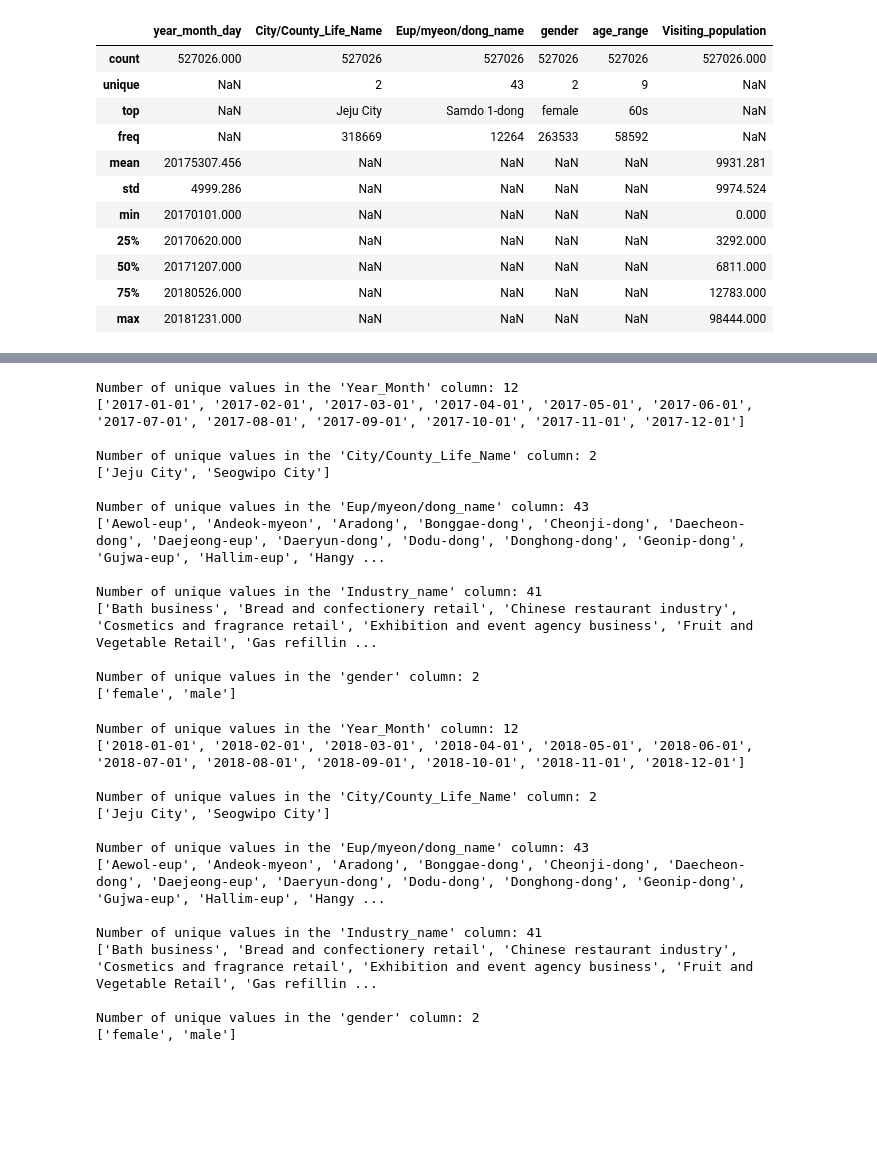
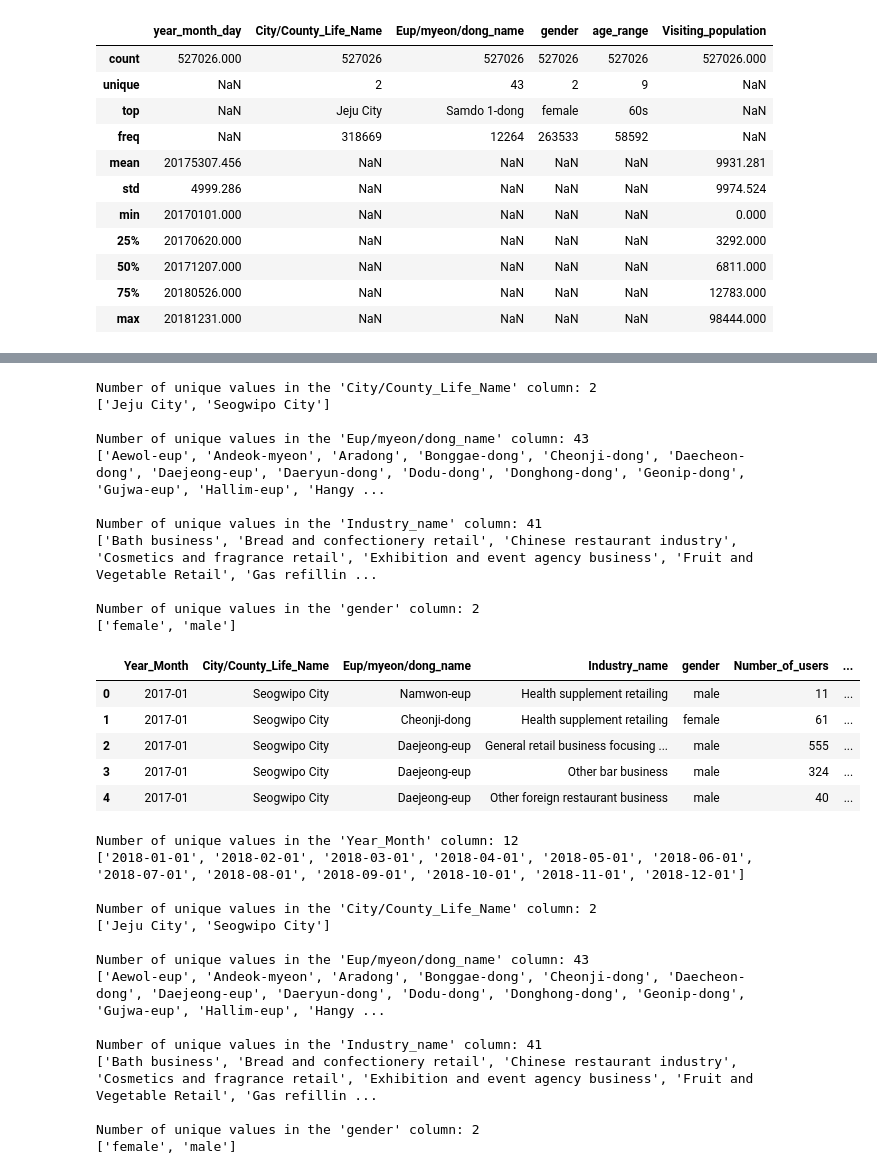
Before and after one commit to data-by-jpark/jeju-card-analysis, a Jupyter notebook: notebooks/jeju_card_analysis_part2.ipynb, the cells around one changed output, grey strips where cells are left out. Cells and saved outputs as stored; diff of their text form; code cells hidden in the pictures; blank space fills up the shorter version.

```diff
--- a/notebooks/jeju_card_analysis_part2.ipynb
+++ b/notebooks/jeju_card_analysis_part2.ipynb
@@ -148,0 +202,18 @@ jeju_pop_df.describe(include='all')
+# %%
+# Convert Spending Data (Year_Month: String 'YYYY-MM-DD' -> Datetime)
+jeju_reg_17_df['Year_Month'] = pd.to_datetime(jeju_reg_17_df['Year_Month'])
+jeju_reg_18_df['Year_Month'] = pd.to_datetime(jeju_reg_18_df['Year_Month'])
+
+# Convert Population Data (year_month_day: Integer 20170101 -> Datetime)
+jeju_pop_df['year_month_day'] = pd.to_datetime(jeju_pop_df['year_month_day'].astype(str), format='%Y%m%d')
+
+# Verify the results
+print("--- Data Types After Conversion ---")
+print(f"Spending 2017 Date Type: {jeju_reg_17_df['Year_Month'].dtype}")
+print(f"Spending 2018 Date Type: {jeju_reg_18_df['Year_Month'].dtype}")
+print(f"Population Date Type: {jeju_pop_df['year_month_day'].dtype}")
+
+# Display the first few rows to confirm the visual format
+display(jeju_reg_17_df[['Year_Month']].head(1))
+display(jeju_reg_18_df[['Year_Month']].head(1))
+display(jeju_pop_df[['year_month_day']].head(1))
@@ -155,9 +242,6 @@ def print_unique_values(df):
 
 print_unique_values(jeju_reg_17_df)
 # %% [output]
-Number of unique values in the 'Year_Month' column: 12
-['2017-01-01', '2017-02-01', '2017-03-01', '2017-04-01', '2017-05-01', '2017-06-01', '2017-07-01', '2017-08-01', '2017-09-01', '2017-10-01', '2017-11-01', '2017-12-01']
-
 Number of unique values in the 'City/County_Life_Name' column: 2
 ['Jeju City', 'Seogwipo City']
 
@@ -169,6 +253,16 @@ Number of unique values in the 'Industry_name' column: 41
 
 Number of unique values in the 'gender' column: 2
 ['female', 'male']
+# %%
+jeju_reg_17_df['Year_Month'] = jeju_reg_17_df['Year_Month'].str[:7]
+jeju_reg_17_df.head()
+# %% [output]
+|  | Year_Month | City/County_Life_Name | Eup/myeon/dong_name | Industry_name | gender | Number_of_users | ... |
+| 0 | 2017-01 | Seogwipo City | Namwon-eup | Health supplement retailing | male | 11 | ... |
+| 1 | 2017-01 | Seogwipo City | Cheonji-dong | Health supplement retailing | female | 61 | ... |
+| 2 | 2017-01 | Seogwipo City | Daejeong-eup | General retail business focusing ... | male | 555 | ... |
+| 3 | 2017-01 | Seogwipo City | Daejeong-eup | Other bar business | male | 324 | ... |
+| 4 | 2017-01 | Seogwipo City | Daejeong-eup | Other foreign restaurant business | male | 40 | ... |
 # %%
 print_unique_values(jeju_reg_18_df)
 # %% [output]
```
Also changed, not shown: parts of 17 cells of this notebook.
